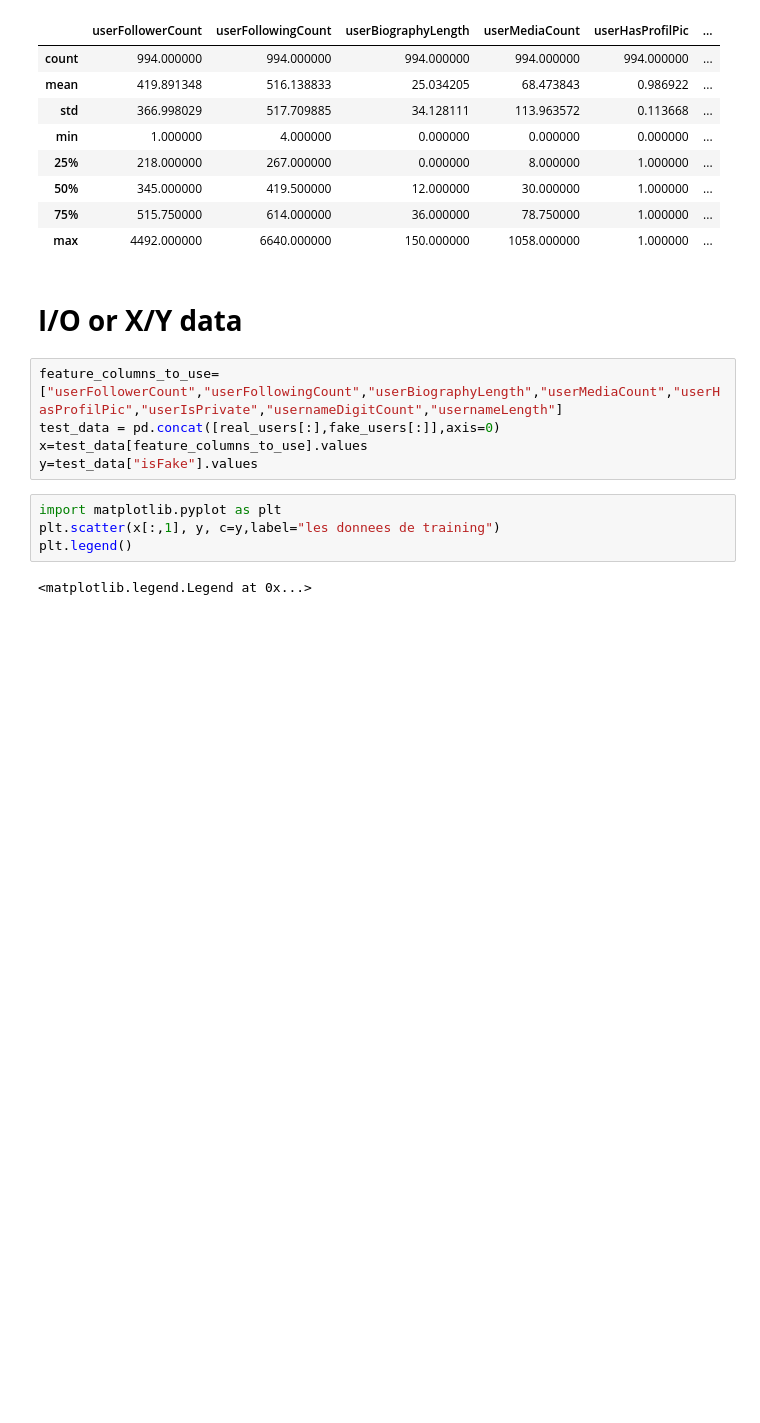
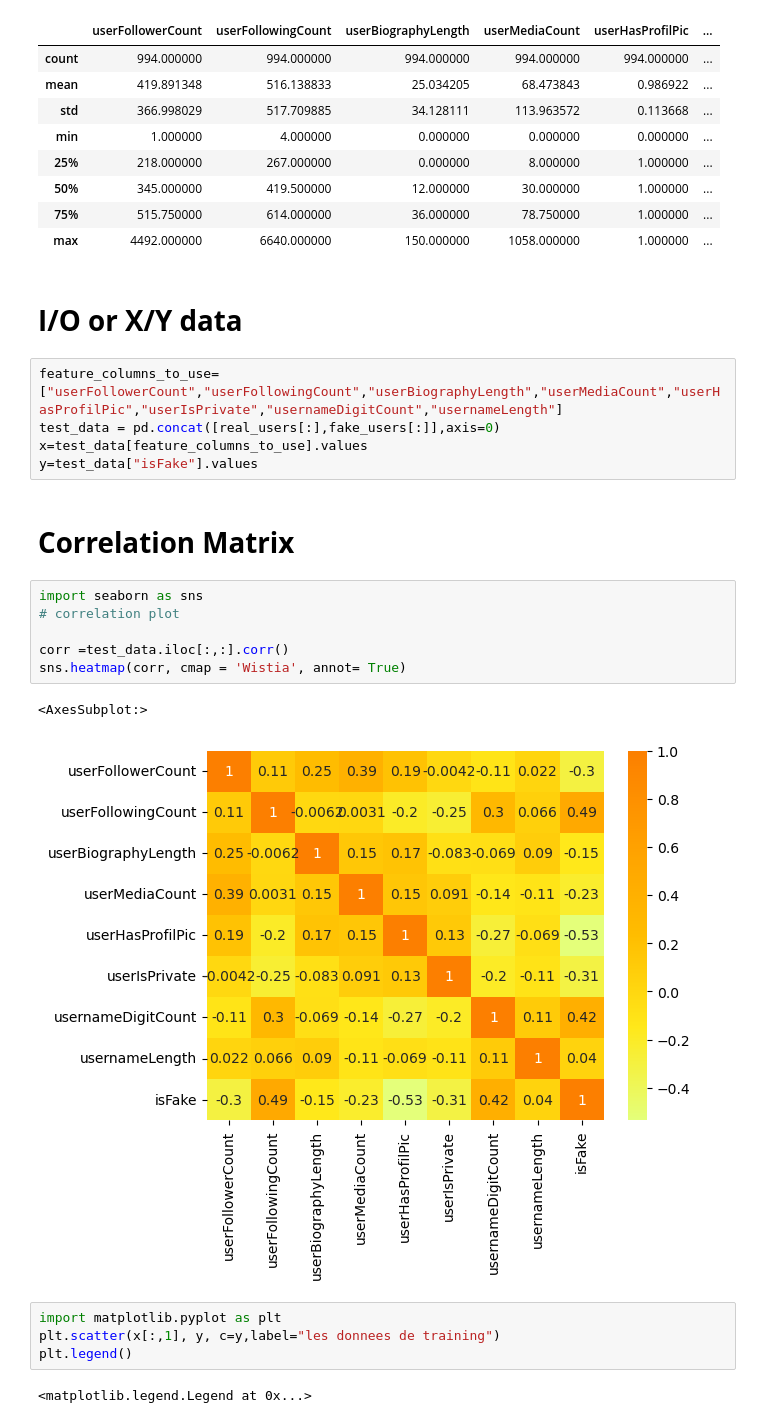
Before and after one commit to YassinTalssis/Instagram-Fake-Accounts-Detection, a Jupyter notebook: instagram-fake-real-account-classification.ipynb, the cells around one changed output. Saved outputs shown, nothing was run; the diff lists cells and outputs as text; blank space fills up the shorter version.

```diff
--- a/instagram-fake-real-account-classification.ipynb
+++ b/instagram-fake-real-account-classification.ipynb
@@ -56,6 +56,17 @@ feature_columns_to_use=["userFollowerCount","userFollowingCount","userBiographyL
 test_data = pd.concat([real_users[:],fake_users[:]],axis=0)
 x=test_data[feature_columns_to_use].values
 y=test_data["isFake"].values
+# %% [markdown]
+# **Correlation Matrix**
+# %%
+import seaborn as sns
+# correlation plot
+
+corr =test_data.iloc[:,:].corr()
+sns.heatmap(corr, cmap = 'Wistia', annot= True)
+# %% [output]
+<AxesSubplot:>
+[figure, added]
 # %%
 import matplotlib.pyplot as plt
 plt.scatter(x[:,1], y, c=y,label="les donnees de training")
```
Also changed, not shown: parts of 2 cells of this notebook.
